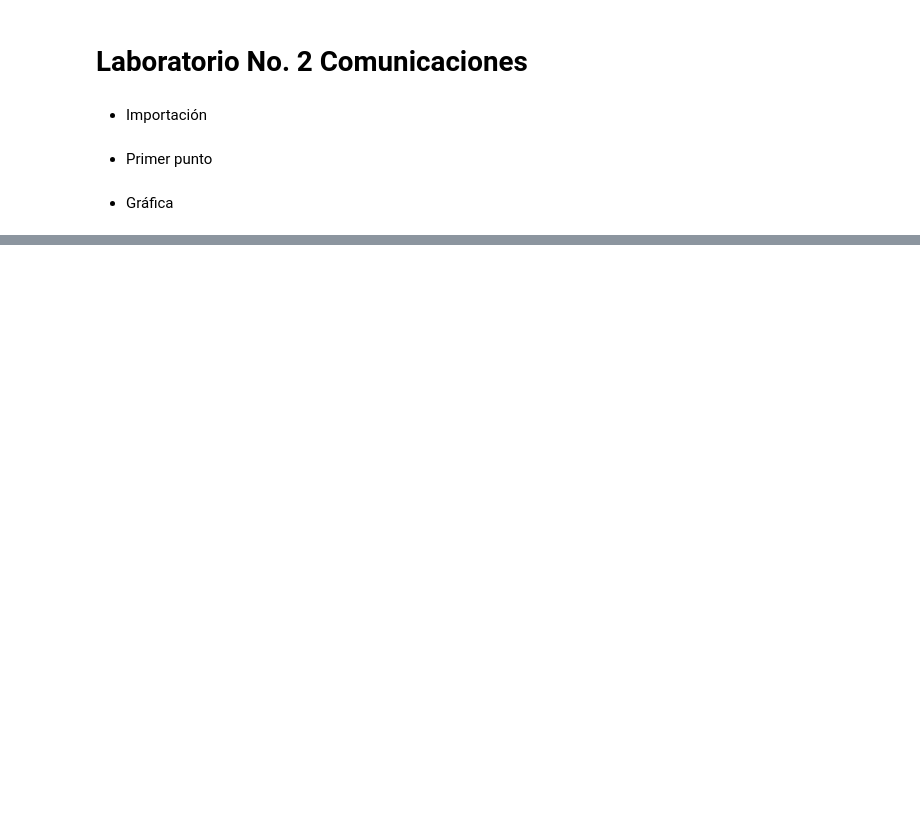
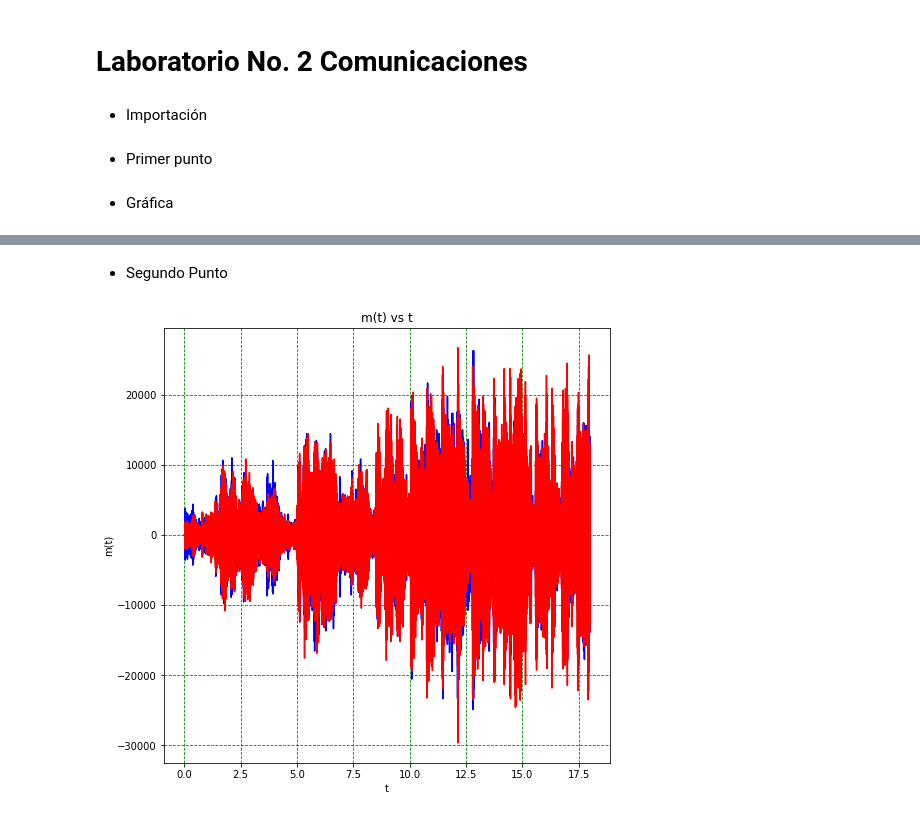
Before and after one commit to DuneV/2022-2, a Jupyter notebook: LAB_2.ipynb, the cells around one changed output, grey strips where cells are left out. Drawn from its saved outputs; the diff is of its cells as text; code cells hidden in the pictures; blank space fills up the shorter version.

```diff
--- a/LAB_2.ipynb
+++ b/LAB_2.ipynb
@@ -46,0 +69,24 @@ yf = fft(data)
+# %% [markdown]
+- Segundo Punto
+# %%
+fc = 2000 # Hz
+sp = np.cos(2*np.pi*fc*t)
+s1 = data[:,0]*sp
+s2 = data[:,1]*sp
+
+figure = plt.figure()
+figure.set_figwidth(8)
+figure.set_figheight(8)
+
+# channel no. 1
+plt.plot(t, s1,'b')
+# channel no. 2
+plt.plot(t, s2, 'r')
+
+plt.title('m(t) vs t')
+plt.xlabel('t')
+plt.ylabel('m(t)')
+plt.grid(color='green', linestyle = '--')
+plt.show()
+# %% [output]
+[figure, added]
```
Also changed, not shown: parts of 4 cells of this notebook.
